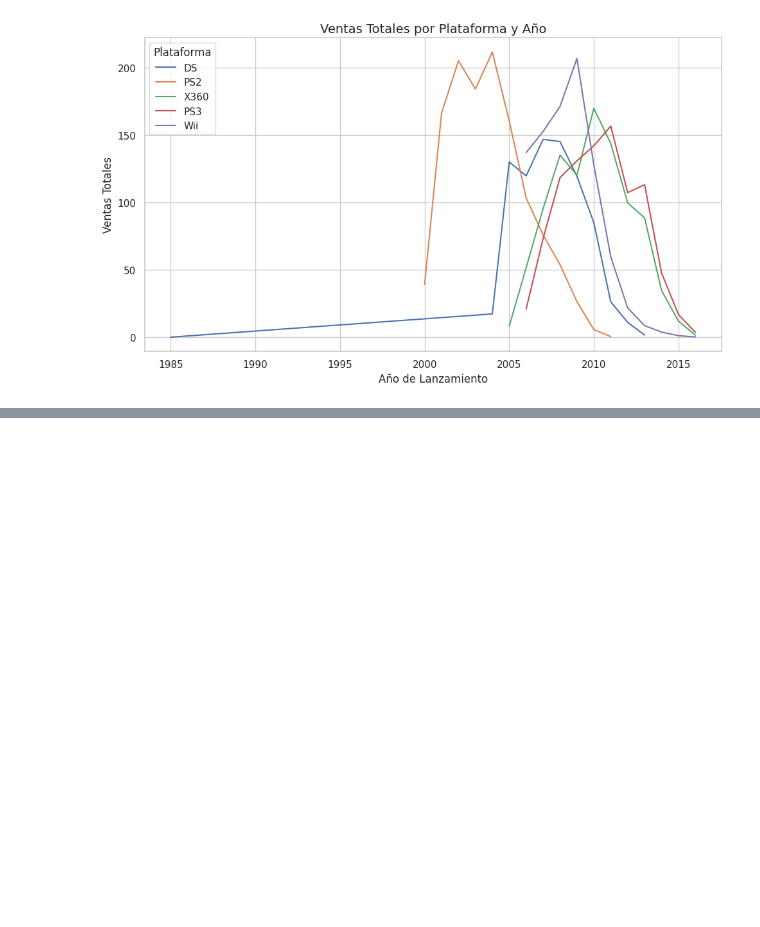
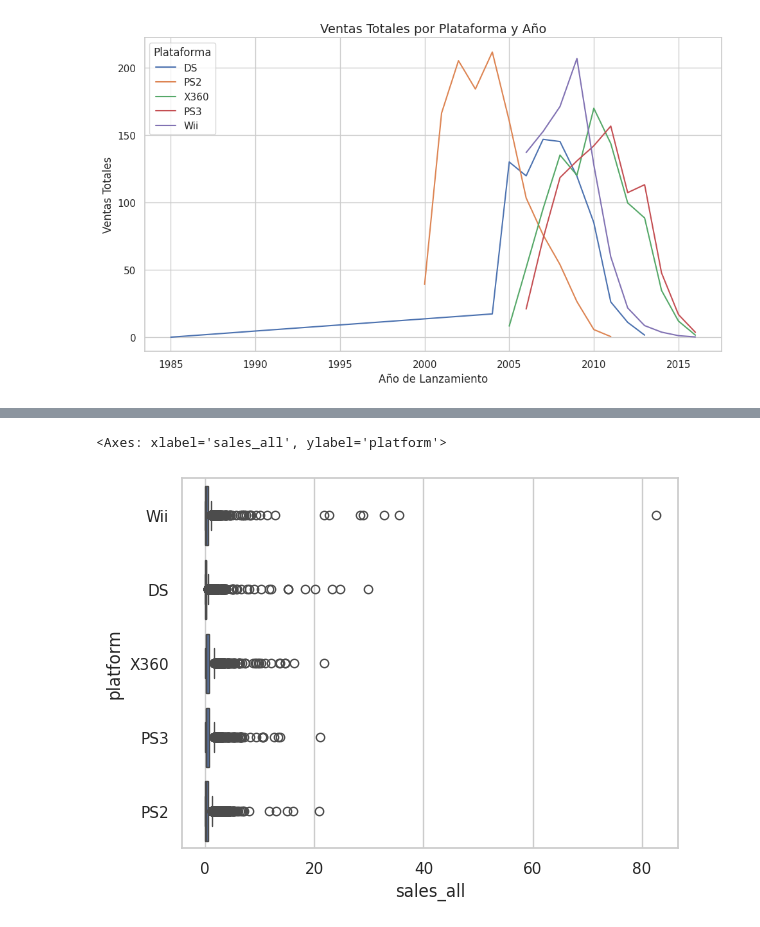
Before and after one commit to Samuelluisjuan/Proyects_Tripleten-Sprin_6_Proyect, a Jupyter notebook: Analitics_company.ipynb, the cells around one changed output, grey strips where cells are left out. Cells and saved outputs as stored; diff of their text form; code cells hidden in the pictures; blank space fills up the shorter version.

```diff
--- a/Analitics_company.ipynb
+++ b/Analitics_company.ipynb
@@ -330,0 +347,6 @@ plt.show()
+# %%
+# Imprime un diagrama de caja
+sns.boxplot(data= games, x= 'sales_all', y = 'platform')
+# %% [output]
+<Axes: xlabel='sales_all', ylabel='platform'>
+[figure, added]
```
Also changed, not shown: parts of 9 cells of this notebook.
